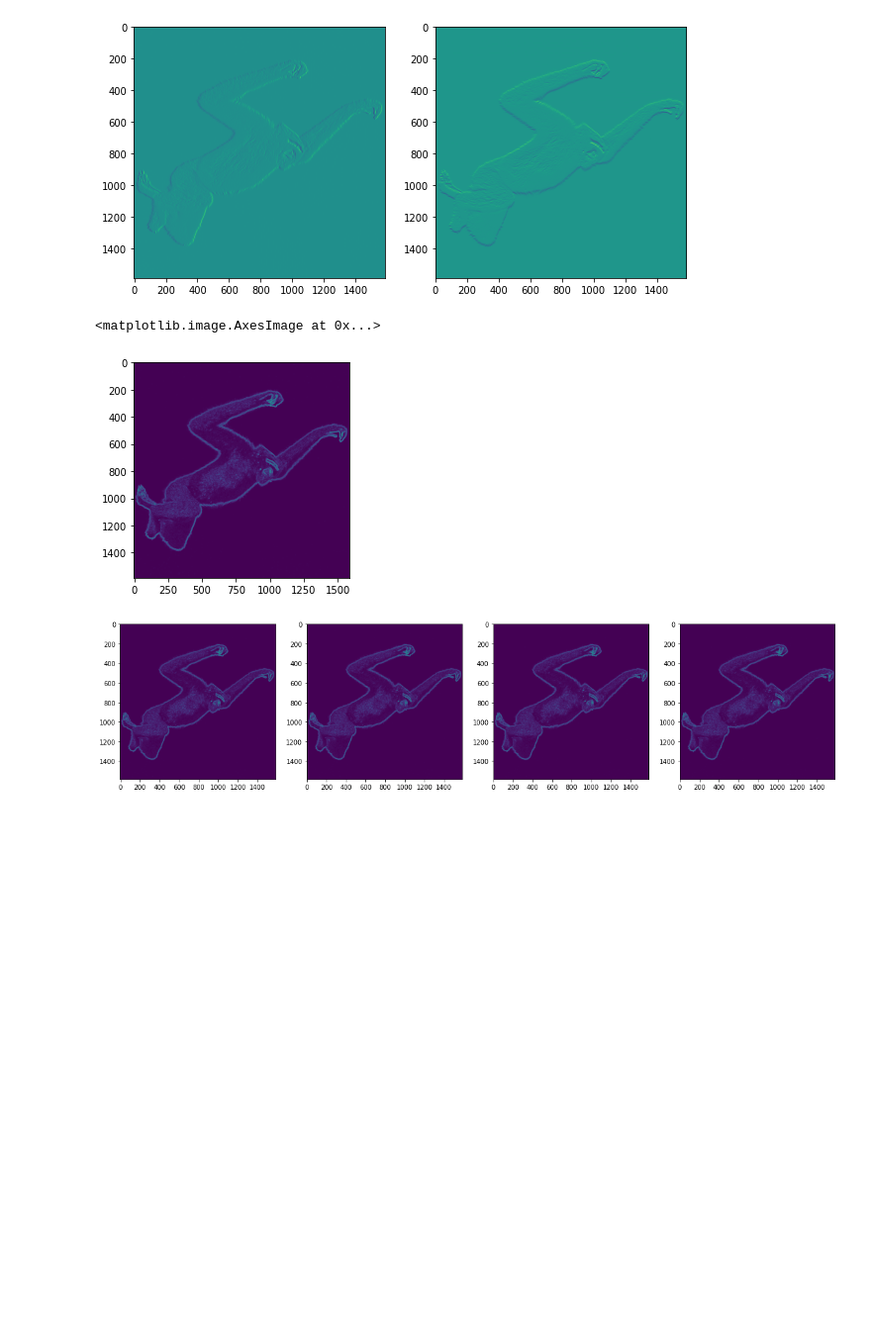
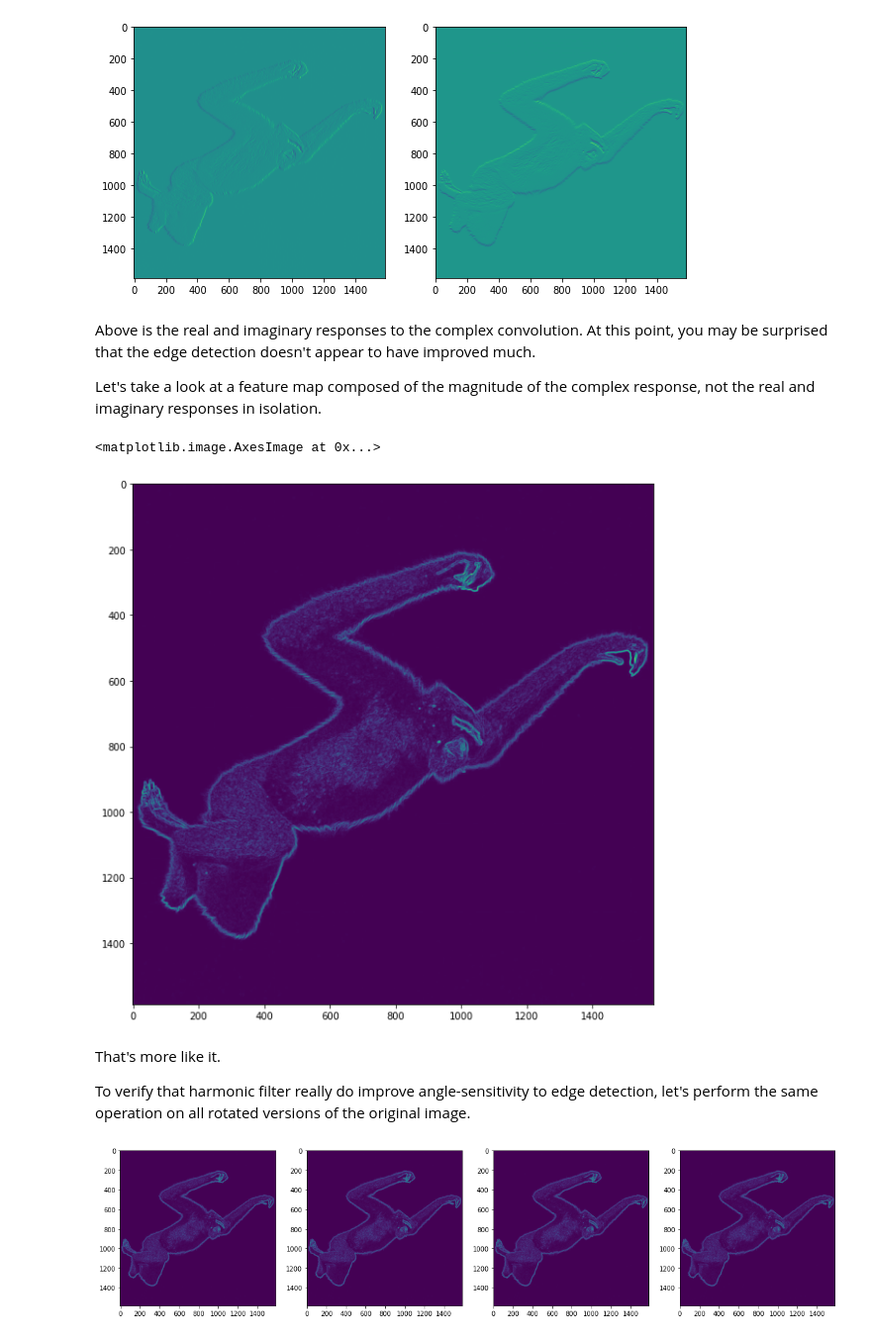
Before and after one commit to UMT-CSCI-591-Deep-Learning-2022/HNET_exercises, a Jupyter notebook: HNET.ipynb, the cells around one changed output. Shown at 99% size. Saved outputs shown, nothing was run; the diff lists cells and outputs as text; code cells hidden in the pictures; blank space fills up the shorter version.

```diff
--- a/HNET.ipynb
+++ b/HNET.ipynb
@@ -105,17 +133,18 @@ visualize_polar_filter(R, 1)
 # %%
+def edge_rp(r):
+  return np.e**(r**2)
+
 def generate_polar_filters(n_rings, n_angles, radial_profile, order):
-  polar_filter_real = np.zeros((n_angles, n_rings))
-  polar_filter_complex = np.zeros((n_angles, n_rings))
+  polar_filters = [np.zeros((n_angles, n_rings)) for i in range(2)]
 
   angles = np.arange(0, 2*np.pi, 2*np.pi/n_angles)
   rings = np.arange(0+1/n_rings, 1+1/n_rings, 1/n_rings)
 
   for i,theta in enumerate(angles):
     for j,r in enumerate(rings):
-      polar_filter_real[i,j] = radial_profile(r) * np.cos(order * theta)
-      polar_filter_complex[i,j] = radial_profile(r) * np.sin(order * theta)
+      for k,f in enumerate([np.cos, np.sin]):
+        polar_filters[k][i,j] = radial_profile(r) * f(order * theta)
 
-  return polar_filter_real, polar_filter_complex
+  return tuple(polar_filters)
 
-polar_real, polar_complex = generate_polar_filters(5, 12, lambda r: np.e**(r**2), 1)
-print(np.array_str(polar_real, precision=1, suppress_small=True))
+polar_filter = generate_polar_filters(5, 12, edge_rp, 1)
@@ -135,16 +150,0 @@ print(np.array_str(polar_real, precision=1, suppress_small=True))
-# %%
-def generate_polar_filters(n_rings, n_angles, radial_profile, order):
-  polar_filters = [np.zeros((n_angles, n_rings)) for i in range(2)]
-
-  angles = np.arange(0, 2*np.pi, 2*np.pi/n_angles)
-  rings = np.arange(0+1/n_rings, 1+1/n_rings, 1/n_rings)
-
-  for i,theta in enumerate(angles):
-    for j,r in enumerate(rings):
-      for k,f in enumerate([np.cos, np.sin]):
-        polar_filters[k][i,j] = radial_profile(r) * f(order * theta)
-
-  return tuple(polar_filters)
-
-polar_filter = generate_polar_filters(5, 12, lambda r: np.e**(r**2), 1)
-# print(np.array_str(polar_real, precision=1, suppress_small=True))
@@ -151,5 +153,5 @@ polar_filter = generate_polar_filters(5, 12, lambda r: np.e**(r**2), 1)
 # %%
-def generate_kernel(kernel_size, polar_filter, stdv):
+def generate_kernel(kernel_size, polar_filter):
   def polar_coord_distance(r1, theta1, r2, theta2):
     return (r1**2 + r2**2 - 2*r1*r2*np.cos(theta1-theta2))**0.5
 
@@ -177,7 +179,7 @@ def generate_kernel(kernel_size, polar_filter, stdv):
             polar_radius = (radius_index + 1) * radius_iter
 
             distance = polar_coord_distance(pixel_radius, pixel_angle, polar_radius, polar_angle)
-            g_term = np.e**(-distance / (2*(stdv**2)))
+            g_term = np.e**(-distance / (2*(1.5**2)))
 
             pixel_values[i] += g_term * polar_value
 
@@ -185,9 +187,9 @@ def generate_kernel(kernel_size, polar_filter, stdv):
 
   return tuple(complex_kernel)
 
-discretized_kernel = generate_kernel(5, polar_filter, 1.5)
+discretized_kernel = generate_kernel(5, polar_filter)
 
-visualize_polar_filter(lambda r: np.e**(r**2), 1)
+visualize_polar_filter(lambda r: np.e**(r**2), 1, 0)
 
 for k in discretized_kernel:
   fig, ax = plt.subplots()
@@ -223,23 +242,32 @@ for i,image in enumerate(complex_map):
 plt.show()
 # %% [output]
 [figure]
+# %% [markdown]
+Above is the real and imaginary responses to the complex convolution. At this point, you may be surprised that the edge detection doesn't appear to have improved much.
+
+Let's take a look at a feature map composed of the magnitude of the complex response, not the real and imaginary responses in isolation.
 # %%
 def generate_magnitude_map(complex_map):
   mag_map = np.zeros(complex_map[0].shape)
 
   for i in range(complex_map[0].shape[0]):
     for j in range(complex_map[0].shape[1]):
       magnitude = (complex_map[0][i,j]**2 + complex_map[1][i,j]**2)**0.5
       # magnitude = np.angle(complex(real_map[i,j], complex_map[i,j]))
       mag_map[i,j] = magnitude
 
   return mag_map
 
 mag_map = generate_magnitude_map(complex_map)
+plt.figure(figsize = (10,10))
 plt.imshow(mag_map)
 # %% [output]
 <matplotlib.image.AxesImage at 0x...>
-[figure, old version]
+[figure, new version]
+# %% [markdown]
+That's more like it.
+
+To verify that harmonic filter really do improve angle-sensitivity to edge detection, let's perform the same operation on all rotated versions of the original image.
 # %%
 complex_maps = [generate_complex_feature_map(image, discretized_kernel) for image in rotated_imgs]
 mag_maps = [generate_magnitude_map(c_map) for c_map in complex_maps]
```
Also changed, not shown: parts of 26 cells of this notebook, 2 other files.
